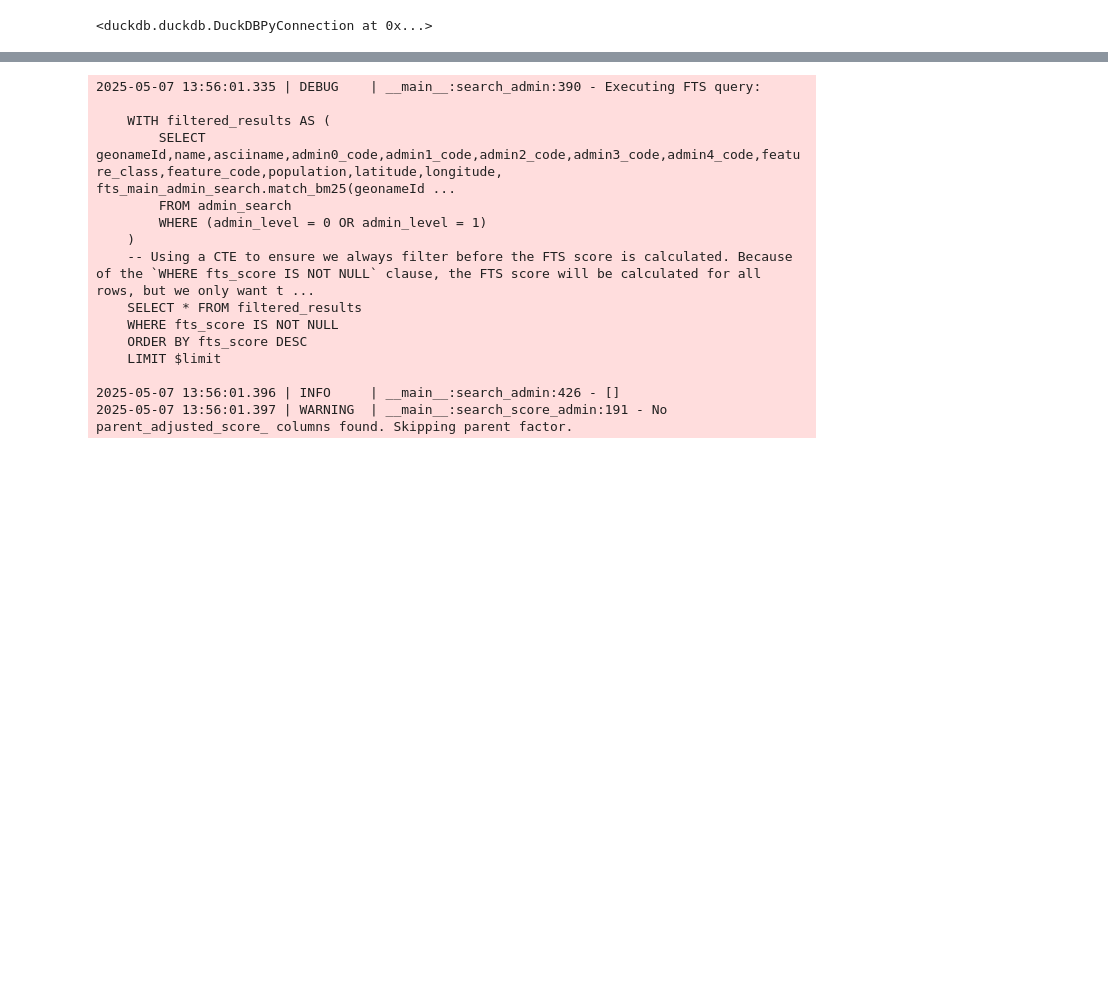
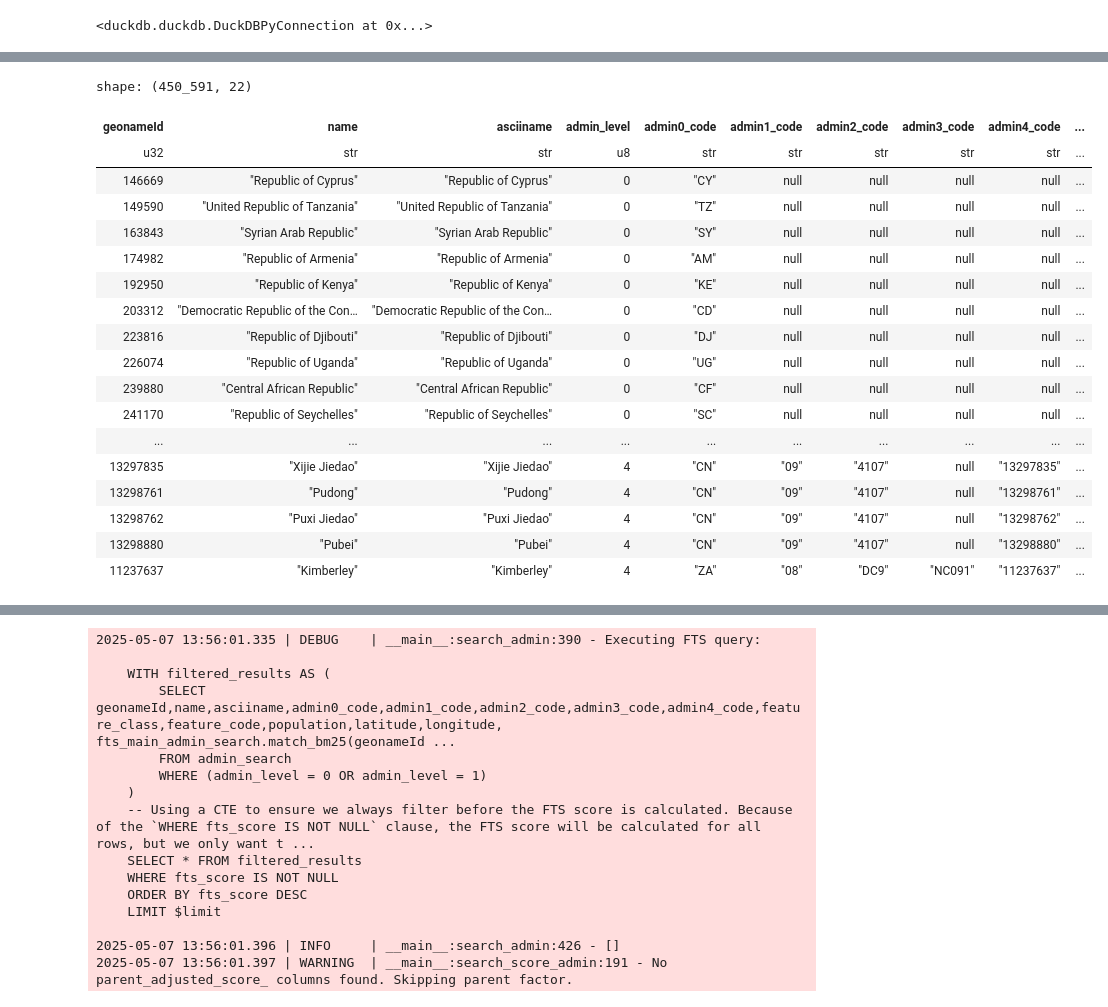
Before and after one commit to SamBroomy/heisenberg, a Jupyter notebook: test.ipynb, the cells around one changed output, grey strips where cells are left out. Cells and saved outputs as stored; diff of their text form; code cells hidden in the pictures; blank space fills up the shorter version.

```diff
--- a/test.ipynb
+++ b/test.ipynb
@@ -1097,3 +1119,25 @@ build_places_search_table(con, overwrite=False)
+# %%
+con.table("admin_search").pl()
+# %% [output]
+shape: (450_591, 22)
+| geonameId | name | asciiname | admin_level | admin0_code | admin1_code | admin2_code | admin3_code | admin4_code | ... |
+| u32 | str | str | u8 | str | str | str | str | str | ... |
+| 146669 | "Republic of Cyprus" | "Republic of Cyprus" | 0 | "CY" | null | null | null | null | ... |
+| 149590 | "United Republic of Tanzania" | "United Republic of Tanzania" | 0 | "TZ" | null | null | null | null | ... |
+| 163843 | "Syrian Arab Republic" | "Syrian Arab Republic" | 0 | "SY" | null | null | null | null | ... |
+| 174982 | "Republic of Armenia" | "Republic of Armenia" | 0 | "AM" | null | null | null | null | ... |
+| 192950 | "Republic of Kenya" | "Republic of Kenya" | 0 | "KE" | null | null | null | null | ... |
+| 203312 | "Democratic Republic of the Con… | "Democratic Republic of the Con… | 0 | "CD" | null | null | null | null | ... |
+| 223816 | "Republic of Djibouti" | "Republic of Djibouti" | 0 | "DJ" | null | null | null | null | ... |
+| 226074 | "Republic of Uganda" | "Republic of Uganda" | 0 | "UG" | null | null | null | null | ... |
+| 239880 | "Central African Republic" | "Central African Republic" | 0 | "CF" | null | null | null | null | ... |
+| 241170 | "Republic of Seychelles" | "Republic of Seychelles" | 0 | "SC" | null | null | null | null | ... |
+| ... | ... | ... | ... | ... | ... | ... | ... | ... | ... |
+| 13297835 | "Xijie Jiedao" | "Xijie Jiedao" | 4 | "CN" | "09" | "4107" | null | "13297835" | ... |
+| 13298761 | "Pudong" | "Pudong" | 4 | "CN" | "09" | "4107" | null | "13298761" | ... |
+| 13298762 | "Puxi Jiedao" | "Puxi Jiedao" | 4 | "CN" | "09" | "4107" | null | "13298762" | ... |
+| 13298880 | "Pubei" | "Pubei" | 4 | "CN" | "09" | "4107" | null | "13298880" | ... |
+| 11237637 | "Kimberley" | "Kimberley" | 4 | "ZA" | "08" | "DC9" | "NC091" | "11237637" | ... |
 # %%
 con.close()
 
```
Also changed, not shown: parts of 8 cells of this notebook, 9 other files.
